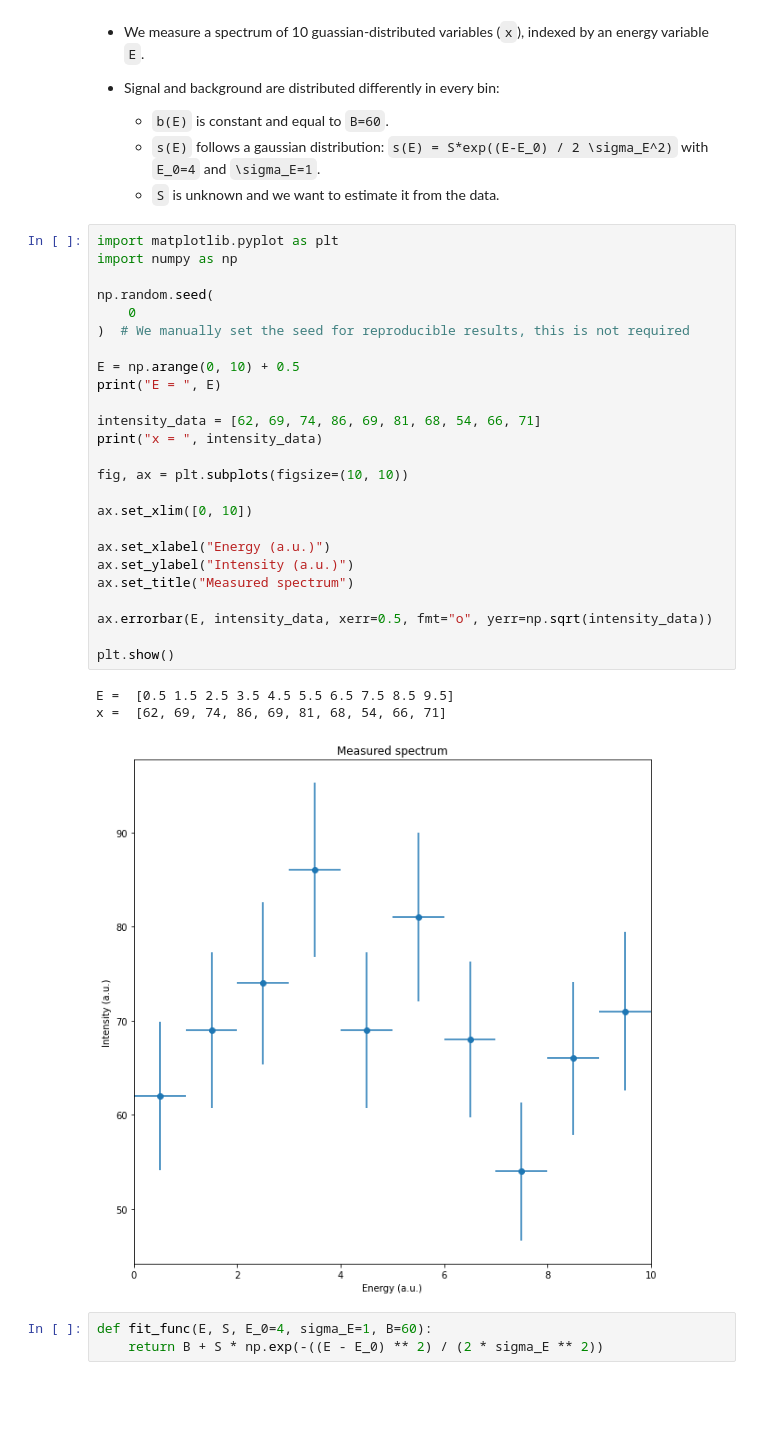
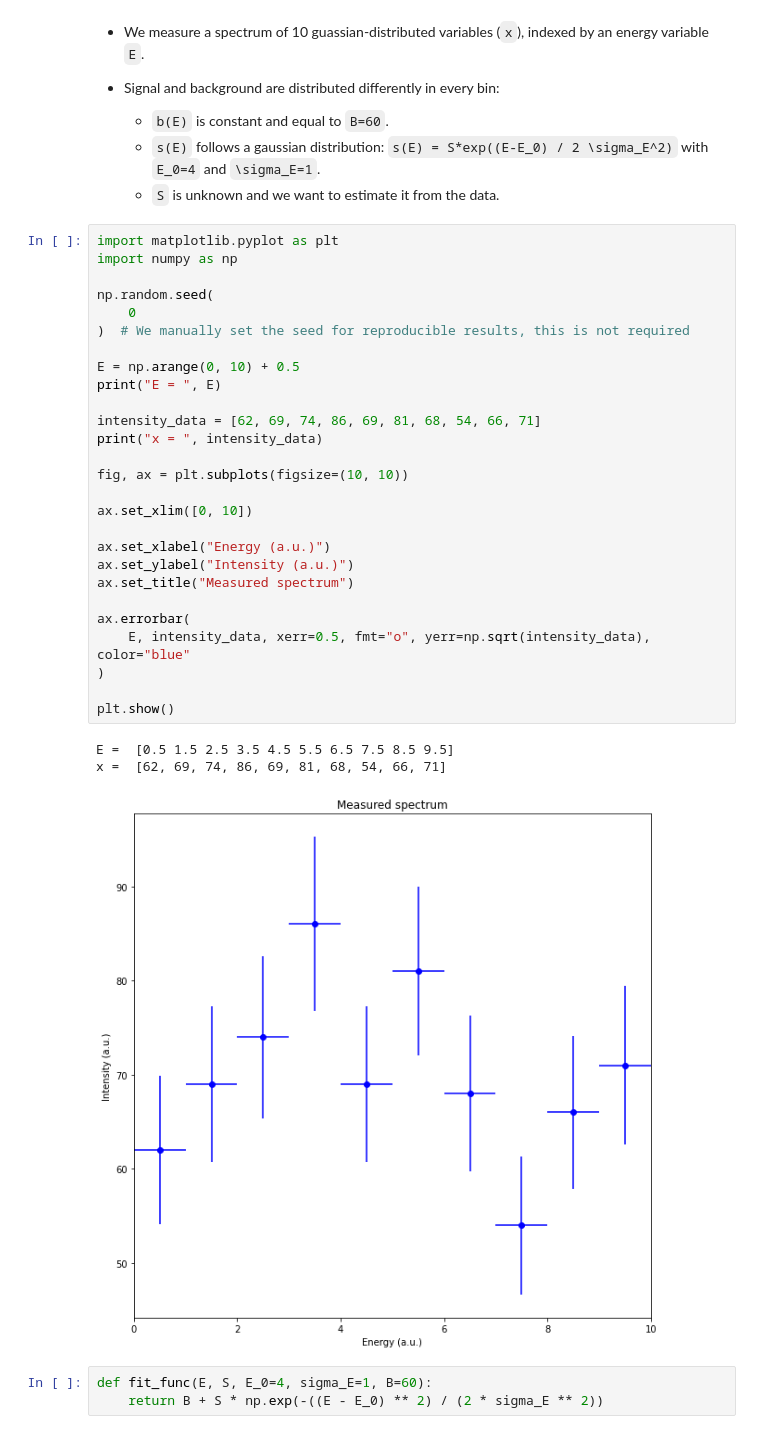
Before and after one commit to Oscar-PL/master-mcm-material, a Jupyter notebook: challenges/Challenge5.ipynb, the cells around one changed output. Drawn from its saved outputs; the diff is of its cells as text; blank space fills up the shorter version.

```diff
--- a/challenges/Challenge5.ipynb
+++ b/challenges/Challenge5.ipynb
@@ -11,32 +11,34 @@
 # %%
 import matplotlib.pyplot as plt
 import numpy as np
 
 np.random.seed(
     0
 )  # We manually set the seed for reproducible results, this is not required
 
 E = np.arange(0, 10) + 0.5
 print("E = ", E)
 
 intensity_data = [62, 69, 74, 86, 69, 81, 68, 54, 66, 71]
 print("x = ", intensity_data)
 
 fig, ax = plt.subplots(figsize=(10, 10))
 
 ax.set_xlim([0, 10])
 
 ax.set_xlabel("Energy (a.u.)")
 ax.set_ylabel("Intensity (a.u.)")
 ax.set_title("Measured spectrum")
 
-ax.errorbar(E, intensity_data, xerr=0.5, fmt="o", yerr=np.sqrt(intensity_data))
+ax.errorbar(
+    E, intensity_data, xerr=0.5, fmt="o", yerr=np.sqrt(intensity_data), color="blue"
+)
 
 plt.show()
 # %% [output]
 E =  [0.5 1.5 2.5 3.5 4.5 5.5 6.5 7.5 8.5 9.5]
 x =  [62, 69, 74, 86, 69, 81, 68, 54, 66, 71]
-[figure, old version]
+[figure, new version]
 # %%
 def fit_func(E, S, E_0=4, sigma_E=1, B=60):
     return B + S * np.exp(-((E - E_0) ** 2) / (2 * sigma_E ** 2))
```
Also changed, not shown: parts of 7 cells of this notebook.
